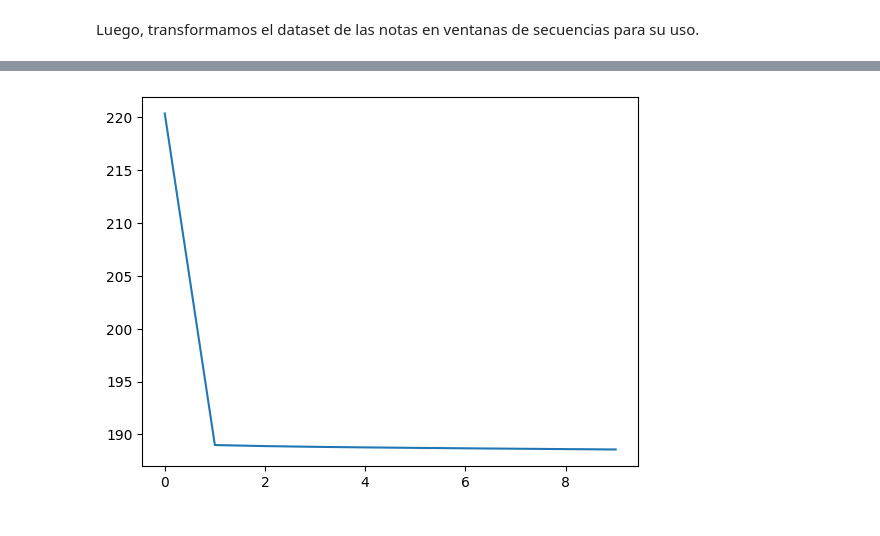
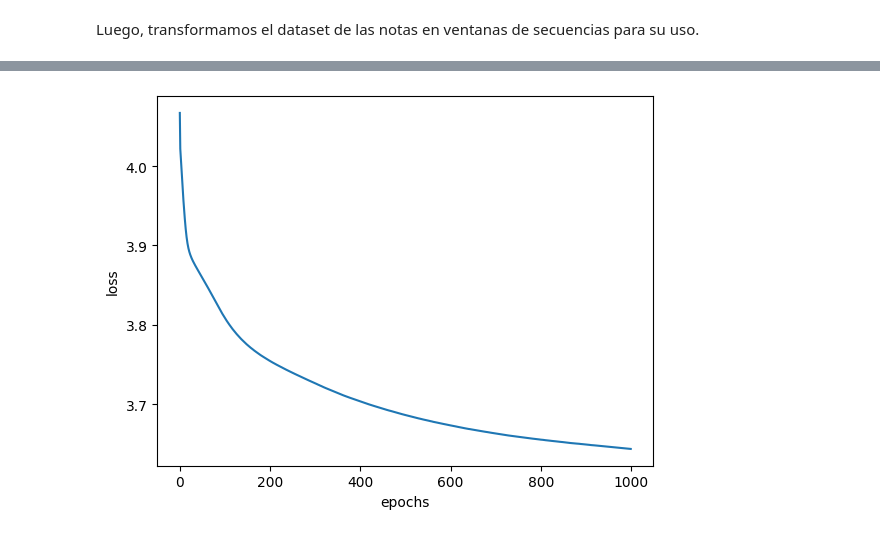
Before and after one commit to solalcaraz/TP-MATEIII-RN, a Jupyter notebook: TP_Mate_RNN_Tensorflow.ipynb, the cells around one changed output, grey strips where cells are left out. Cells and saved outputs as stored; diff of their text form; code cells hidden in the pictures.

```diff
--- a/TP_Mate_RNN_Tensorflow.ipynb
+++ b/TP_Mate_RNN_Tensorflow.ipynb
@@ -157,6 +157,7 @@ def ventanizar(dataset, tam_ventana, alfabeto_notas = 128,) -> tf.data.Dataset:
   def partir_indices(sequences):
     inputs = sequences[:-1]
     outputs_dense = sequences[-1]
+    outputs_dense = tf.one_hot(outputs_dense,128,1,0)
     output = {'pitch':outputs_dense}
     return normalizar_tono(inputs), output
   return sequences.map(partir_indices,num_parallel_calls=tf.data.AUTOTUNE)
@@ -191,9 +198,9 @@ dataset_train = (ventanitas
                 .batch(batch_size, drop_remainder=True)
                 .cache()
                 .prefetch(tf.data.experimental.AUTOTUNE))
-inputs = tf.keras.Input((100,1))
-hidden = tf.keras.layers.Dense(60, name= 'hidden')(inputs)
-output = tf.keras.layers.Dense(1, name='pitch')(hidden)
+inputs = tf.keras.Input(100,1)
+hidden = tf.keras.layers.Dense(110, name= 'hidden', activation='relu')(inputs)
+output = tf.keras.layers.Dense(128, name='pitch', activation='softmax')(hidden)
 
 dataset_train.element_spec
 # %% [output]
@@ -202,7 +209,7 @@ dataset_train.element_spec
 # %%
 model = tf.keras.Model(inputs, output)
-loss = {'pitch': tf.keras.losses.MeanSquaredError()}
-optimizer = tf.keras.optimizers.SGD(learning_rate=0.005)
+loss = {'pitch': tf.keras.losses.CategoricalCrossentropy()}
+optimizer = tf.keras.optimizers.SGD(learning_rate=0.05)
 model.compile(loss=loss, optimizer=optimizer, metrics=['acc'])
 
 model.summary()
@@ -241,7 +248,7 @@ callbacks = [
 ]
 # %%
 %%time
-epochs = 10
+epochs = 1000
 
 history = model.fit(
     dataset_train,
@@ -269,5 +276,7 @@ Wall time: 1min 7s
 # %%
 matplotlib.pyplot.plot(history.epoch, history.history['loss'], label='total loss')
+matplotlib.pyplot.xlabel('epochs')
+matplotlib.pyplot.ylabel('loss')
 matplotlib.pyplot.show()
 # %% [output]
-[figure, old version]
+[figure, new version]
```
Also changed, not shown: parts of 7 cells of this notebook.
